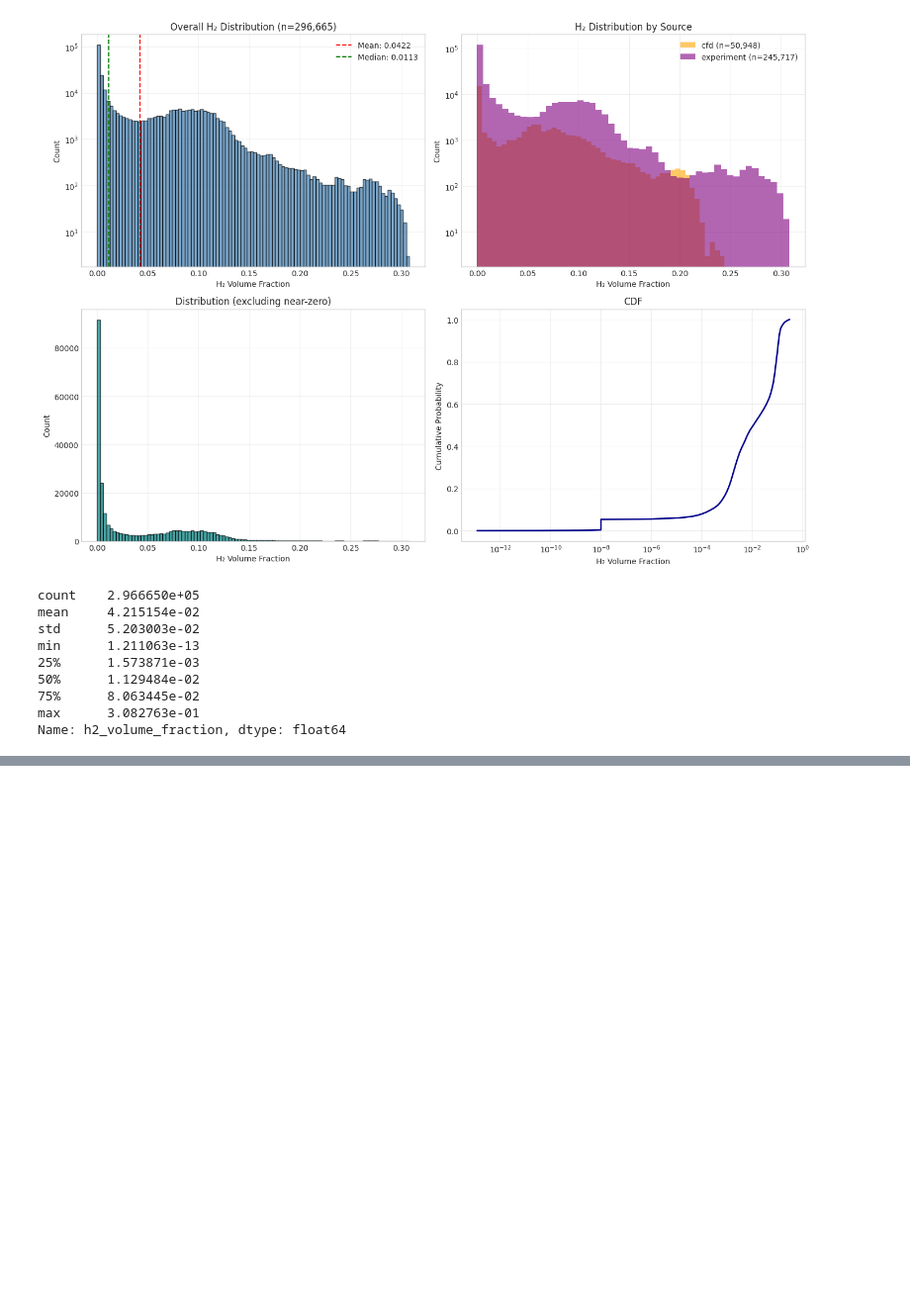
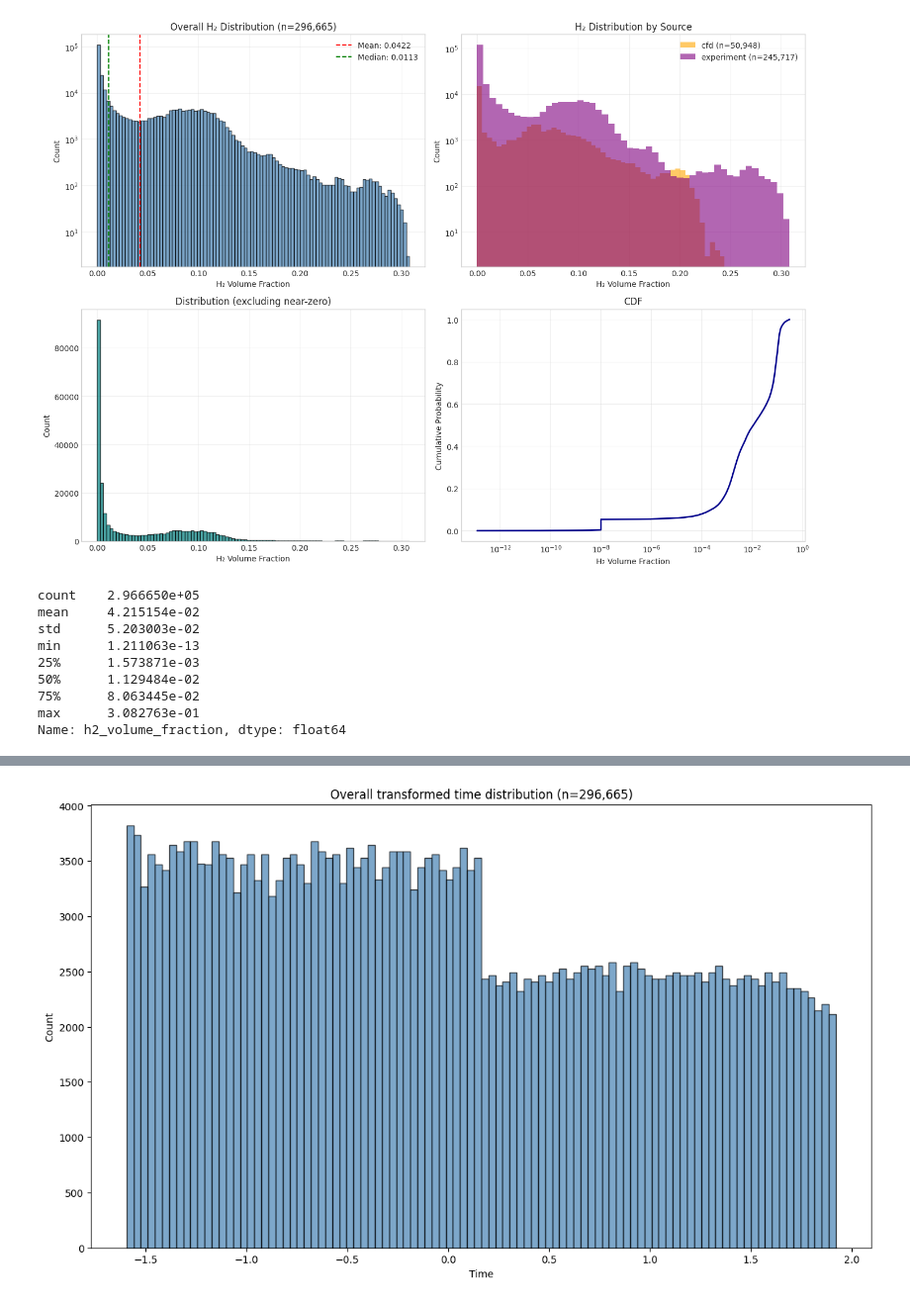
Before and after one commit to nicmig/H2-dispersion-model, a Jupyter notebook: data_analysis.ipynb, the cells around one changed output, grey strips where cells are left out. Shown at 99% size. Drawn from its saved outputs; the diff is of its cells as text; code cells hidden in the pictures; blank space fills up the shorter version.

```diff
--- a/data_analysis.ipynb
+++ b/data_analysis.ipynb
@@ -867,0 +869,28 @@ plt.show()
+# %%
+from sklearn.preprocessing import StandardScaler
+
+# Load data
+df = pd.read_csv('data/unified_raw.csv')
+
+mass_scaler = StandardScaler()
+time_scaler = StandardScaler()
+X = df[['time', 'mass_flow', 'y', 'z']].values
+time_scaled = time_scaler.fit_transform(X[:,0].reshape(-1,1))
+mass_flow_scaled = mass_scaler.fit_transform(X[:,1].reshape(-1,1))
+distance_scaler = StandardScaler()
+distance_scaler.fit(X[:,2:])
+yz_scaled = distance_scaler.transform(X[:,2:])
+# %%
+# Create figure
+fig, ax = plt.subplots(figsize=(14, 8))
+
+
+# 1. Overall distribution
+ax.hist(time_scaled, bins=100, color='steelblue', edgecolor='black', alpha=0.7)
+ax.set_xlabel('Time')
+ax.set_ylabel('Count')
+ax.set_title(f'Overall transformed time distribution (n={len(df):,})')
+
+plt.show()
+# %% [output]
+[figure, added]
```
Also changed, not shown: parts of 5 cells of this notebook.
